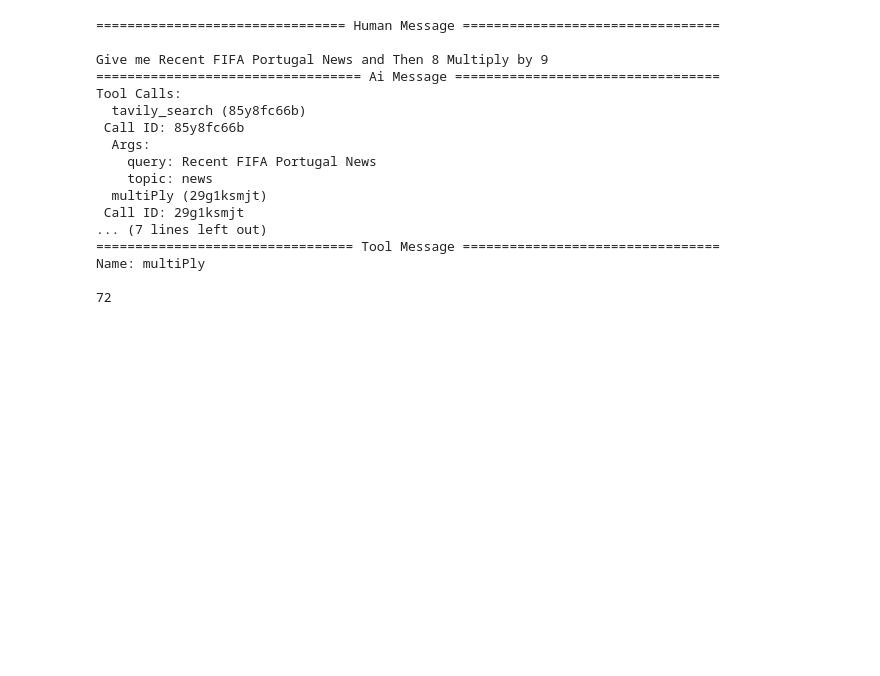
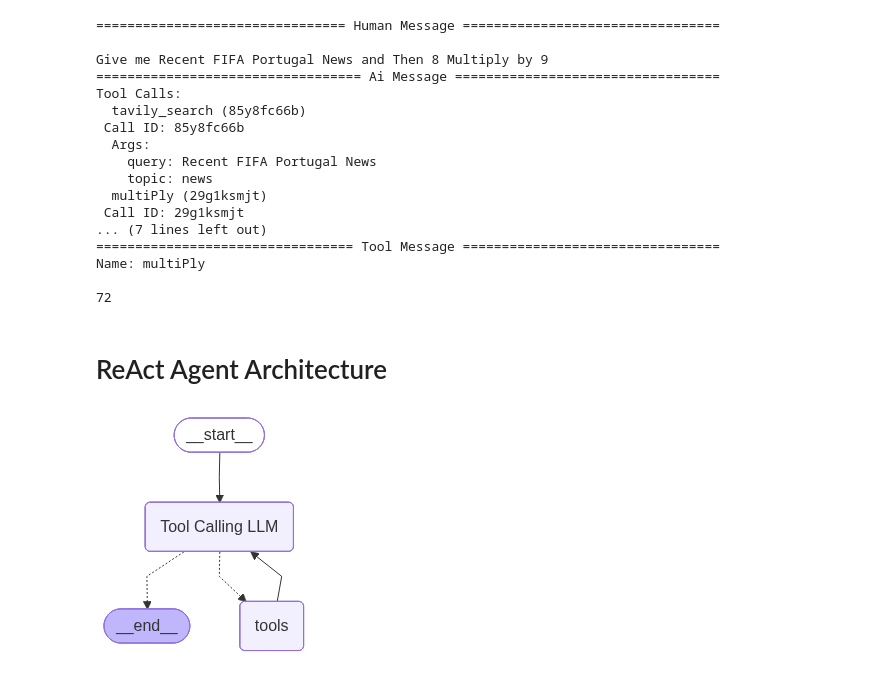
Before and after one commit to monirul8888/Agentic-AI-Systems, a Jupyter notebook: 1-BasicChatbot/1-BasicChatbot.ipynb, the cells around one changed output. Saved outputs shown, nothing was run; the diff lists cells and outputs as text; code cells hidden in the pictures; blank space fills up the shorter version.

```diff
--- a/1-BasicChatbot/1-BasicChatbot.ipynb
+++ b/1-BasicChatbot/1-BasicChatbot.ipynb
@@ -291,3 +291,67 @@ Tool Calls:
 Name: multiPly
 
 72
+# %% [markdown]
+# ReAct Agent Architecture
+# %%
+from langgraph.graph import StateGraph, START, END
+from langgraph.prebuilt import tools_condition, ToolNode
+from langchain_core.messages import SystemMessage
+
+system_prompt = """
+You are a helpful AI assistant.
+
+Always:
+1. Use tools when needed.
+2. After receiving tool results, summarize ALL tool outputs clearly.
+3. Never ignore any tool result.
+"""
+
+
+
+def tool_calling_llm(state: State):
+
+    messages = [
+        SystemMessage(content=system_prompt)
+    ] + state["messages"]
+
+    return {
+        "messages": [
+            llm_with_tool.invoke(messages)
+        ]
+    }
+
+
+builder = StateGraph(State)
+builder.add_node(
+    "Tool Calling LLM",
+    tool_calling_llm
+)
+
+builder.add_node(
+    "tools",
+    ToolNode(tools)
+)
+
+builder.add_edge(
+    START,
+    "Tool Calling LLM"
+)
+
+builder.add_conditional_edges(
+    "Tool Calling LLM",
+    tools_condition
+)
+
+builder.add_edge(
+    "tools",
+    "Tool Calling LLM"
+)
+
+
+
+graph = builder.compile()
+
+display(Image(graph.get_graph().draw_mermaid_png()))
+# %% [output]
+[figure, added]
```
Also changed, not shown: parts of 2 cells of this notebook.
